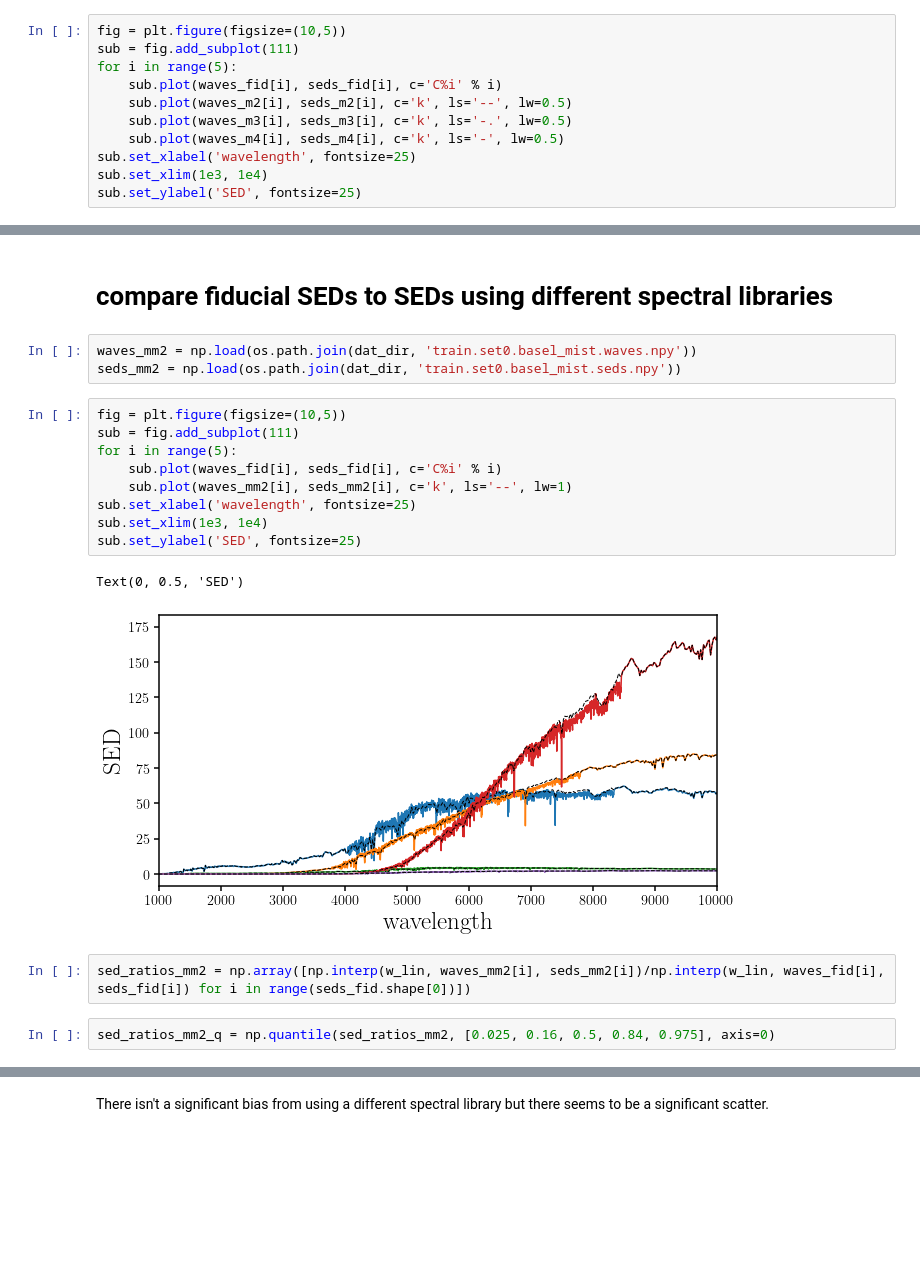
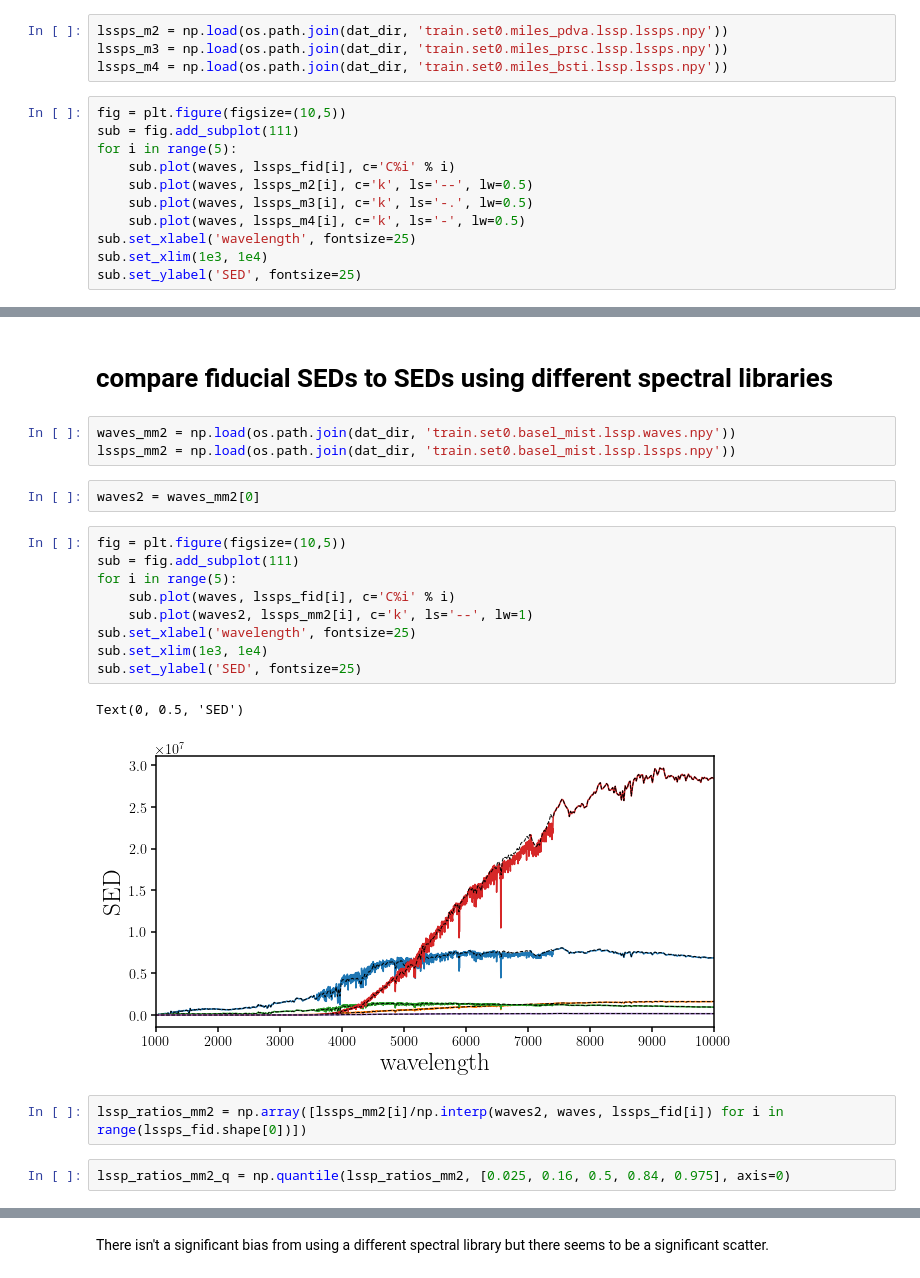
Before and after one commit to changhoonhahn/gqp_mc, a Jupyter notebook: nb/sps_theoretical_uncertainty.ipynb, the cells around one changed output, grey strips where cells are left out. Cells and saved outputs as stored; diff of their text form; blank space fills up the shorter version.

```diff
--- a/nb/sps_theoretical_uncertainty.ipynb
+++ b/nb/sps_theoretical_uncertainty.ipynb
@@ -62,11 +48,15 @@ seds_m4 = np.load(os.path.join(dat_dir, 'train.set0.miles_bsti.seds.npy'))
+# %%
+lssps_m2 = np.load(os.path.join(dat_dir, 'train.set0.miles_pdva.lssp.lssps.npy'))
+lssps_m3 = np.load(os.path.join(dat_dir, 'train.set0.miles_prsc.lssp.lssps.npy'))
+lssps_m4 = np.load(os.path.join(dat_dir, 'train.set0.miles_bsti.lssp.lssps.npy'))
 # %%
 fig = plt.figure(figsize=(10,5))
 sub = fig.add_subplot(111)
 for i in range(5):
-    sub.plot(waves_fid[i], seds_fid[i], c='C%i' % i)
-    sub.plot(waves_m2[i], seds_m2[i], c='k', ls='--', lw=0.5)
-    sub.plot(waves_m3[i], seds_m3[i], c='k', ls='-.', lw=0.5)
-    sub.plot(waves_m4[i], seds_m4[i], c='k', ls='-', lw=0.5)
+    sub.plot(waves, lssps_fid[i], c='C%i' % i)
+    sub.plot(waves, lssps_m2[i], c='k', ls='--', lw=0.5)
+    sub.plot(waves, lssps_m3[i], c='k', ls='-.', lw=0.5)
+    sub.plot(waves, lssps_m4[i], c='k', ls='-', lw=0.5)
 sub.set_xlabel('wavelength', fontsize=25)
 sub.set_xlim(1e3, 1e4)
 sub.set_ylabel('SED', fontsize=25)
@@ -130,24 +120,26 @@ The differences are quite dramatic for UV wavelengths
 # %% [markdown]
 # compare fiducial SEDs to SEDs using different spectral libraries
 # %%
-waves_mm2 = np.load(os.path.join(dat_dir, 'train.set0.basel_mist.waves.npy'))
-seds_mm2 = np.load(os.path.join(dat_dir, 'train.set0.basel_mist.seds.npy'))
+waves_mm2 = np.load(os.path.join(dat_dir, 'train.set0.basel_mist.lssp.waves.npy'))
+lssps_mm2 = np.load(os.path.join(dat_dir, 'train.set0.basel_mist.lssp.lssps.npy'))
+# %%
+waves2 = waves_mm2[0]
 # %%
 fig = plt.figure(figsize=(10,5))
 sub = fig.add_subplot(111)
 for i in range(5):
-    sub.plot(waves_fid[i], seds_fid[i], c='C%i' % i)
-    sub.plot(waves_mm2[i], seds_mm2[i], c='k', ls='--', lw=1)
+    sub.plot(waves, lssps_fid[i], c='C%i' % i)
+    sub.plot(waves2, lssps_mm2[i], c='k', ls='--', lw=1)
 sub.set_xlabel('wavelength', fontsize=25)
 sub.set_xlim(1e3, 1e4)
 sub.set_ylabel('SED', fontsize=25)
 # %% [output]
 Text(0, 0.5, 'SED')
-[figure, old version]
+[figure, new version]
 # %%
-sed_ratios_mm2 = np.array([np.interp(w_lin, waves_mm2[i], seds_mm2[i])/np.interp(w_lin, waves_fid[i], seds_fid[i]) for i in range(seds_fid.shape[0])])
+lssp_ratios_mm2 = np.array([lssps_mm2[i]/np.interp(waves2, waves, lssps_fid[i]) for i in range(lssps_fid.shape[0])])
 # %%
-sed_ratios_mm2_q = np.quantile(sed_ratios_mm2, [0.025, 0.16, 0.5, 0.84, 0.975], axis=0)
+lssp_ratios_mm2_q = np.quantile(lssp_ratios_mm2, [0.025, 0.16, 0.5, 0.84, 0.975], axis=0)
 # %%
 fig = plt.figure(figsize=(10,5))
 sub = fig.add_subplot(111)
```
Also changed, not shown: parts of 10 cells of this notebook.
